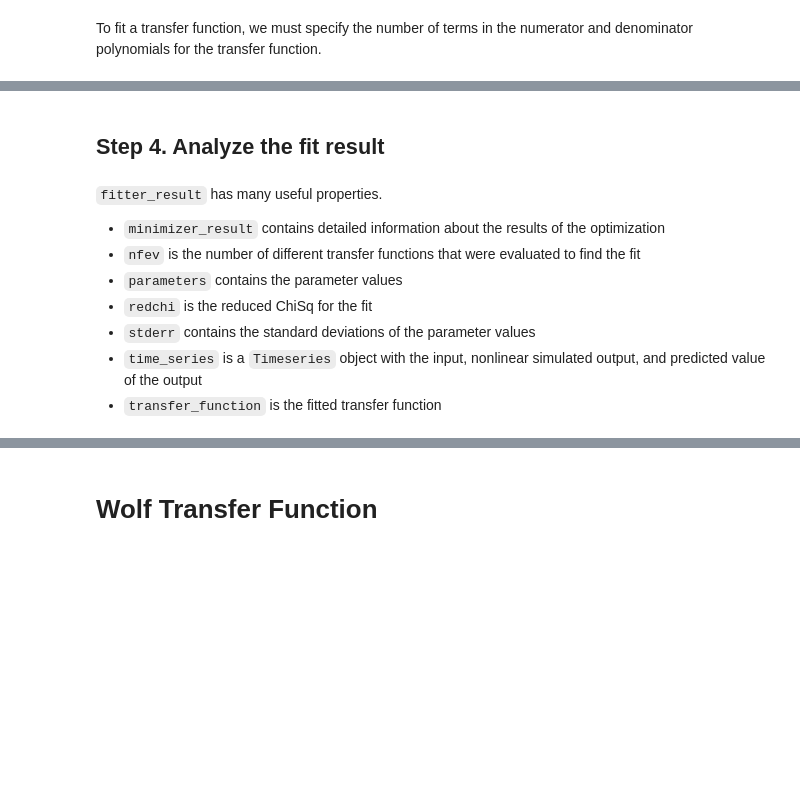
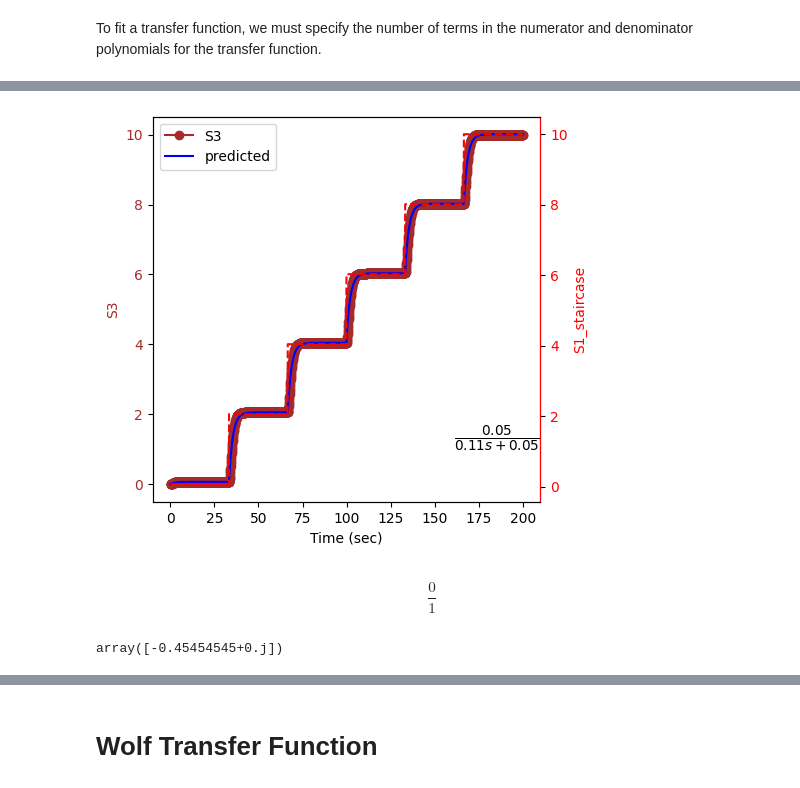
Before and after one commit to joseph-hellerstein/advanced-controls-lectures, a Jupyter notebook: lectures/lecture_11_12-system-identification/system_identification.ipynb, the cells around one changed output, grey strips where cells are left out. Drawn from its saved outputs; the diff is of its cells as text; code cells hidden in the pictures; blank space fills up the shorter version.

```diff
--- a/lectures/lecture_11_12-system-identification/system_identification.ipynb
+++ b/lectures/lecture_11_12-system-identification/system_identification.ipynb
@@ -163,0 +160,5 @@ tf.dcgain()
+# %%
+result = LINEAR_CTLSB.plotTransferFunctionFit(num_numerator=1, num_denominator=2, times=np.linspace(0, 200, 2000))
+# %% [output]
+[figure, added]
+$$\frac{0}{1}$$
@@ -164,2 +167,4 @@ tf.dcgain()
 # %%
-tf.poles()
+LINEAR_TF.poles()
+# %% [output]
+array([-0.45454545+0.j])
@@ -168,11 +170,0 @@ fitter_result.nfev
-# %% [markdown]
-## Step 4. Analyze the fit result
-# %% [markdown]
-``fitter_result`` has many useful properties.
-* ``minimizer_result`` contains detailed information about the results of the optimization
-* ``nfev`` is the number of different transfer functions that were evaluated to find the fit
-* ``parameters`` contains the parameter values
-* ``redchi`` is the reduced ChiSq for the fit
-* ``stderr`` contains the standard deviations of the parameter values
-* ``time_series`` is a ``Timeseries`` object with the input, nonlinear simulated output, and predicted value of the output
-* ``transfer_function`` is the fitted transfer function
```
Also changed, not shown: parts of 54 cells of this notebook, 3 other files.
